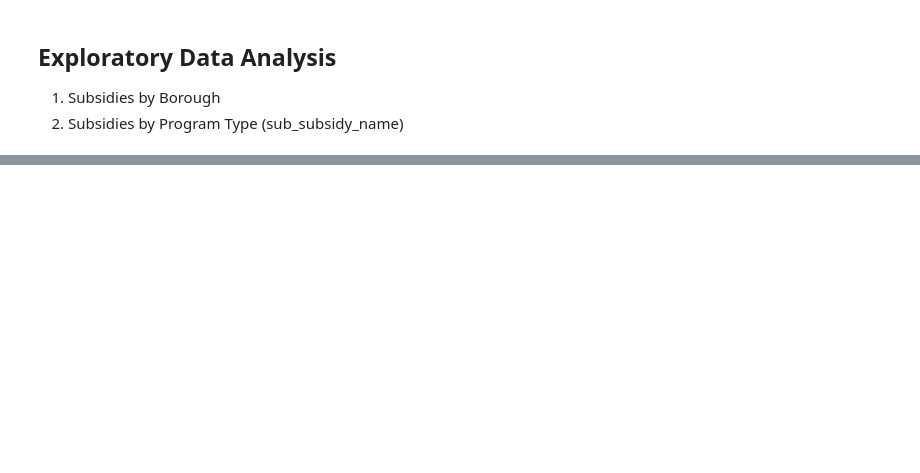
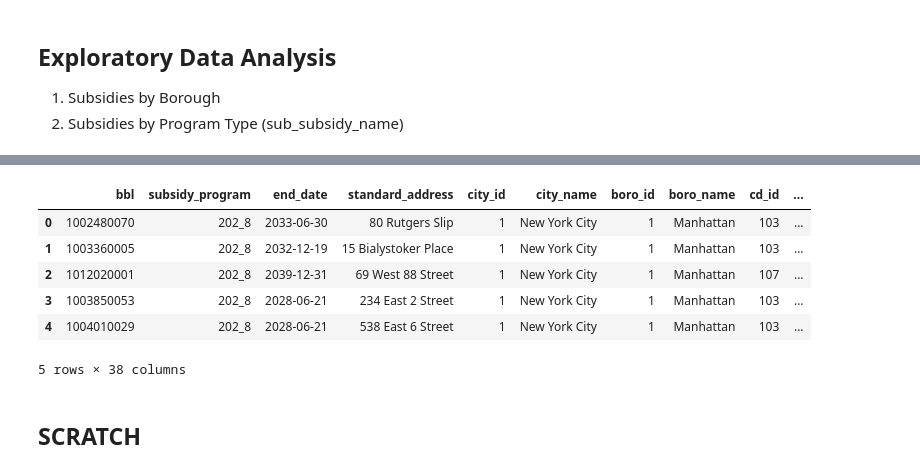
Before and after one commit to eihwood/nyc-affordable-housing, a Jupyter notebook: src/01_Clean_Subset_SubsidizedAffordableHousing.ipynb, the cells around one changed output, grey strips where cells are left out. Drawn from its saved outputs; the diff is of its cells as text; code cells hidden in the pictures; blank space fills up the shorter version.

```diff
--- a/src/01_Clean_Subset_SubsidizedAffordableHousing.ipynb
+++ b/src/01_Clean_Subset_SubsidizedAffordableHousing.ipynb
@@ -192 +176,13 @@ Index(['bbl', 'standard_address', 'city_id', 'city_name', 'boro_id',
+# %%
+subsidies.head()
+# %% [output]
+|  | bbl | subsidy_program | end_date | standard_address | city_id | city_name | boro_id | boro_name | cd_id | ... |
+| 0 | 1002480070 | 202_8 | 2033-06-30 | 80 Rutgers Slip | 1 | New York City | 1 | Manhattan | 103 | ... |
+| 1 | 1003360005 | 202_8 | 2032-12-19 | 15 Bialystoker Place | 1 | New York City | 1 | Manhattan | 103 | ... |
+| 2 | 1012020001 | 202_8 | 2039-12-31 | 69 West 88 Street | 1 | New York City | 1 | Manhattan | 107 | ... |
+| 3 | 1003850053 | 202_8 | 2028-06-21 | 234 East 2 Street | 1 | New York City | 1 | Manhattan | 103 | ... |
+| 4 | 1004010029 | 202_8 | 2028-06-21 | 538 East 6 Street | 1 | New York City | 1 | Manhattan | 103 | ... |
+5 rows × 38 columns
+# %% [markdown]
+## SCRATCH
 # %%
```
Also changed, not shown: parts of 22 cells of this notebook.
